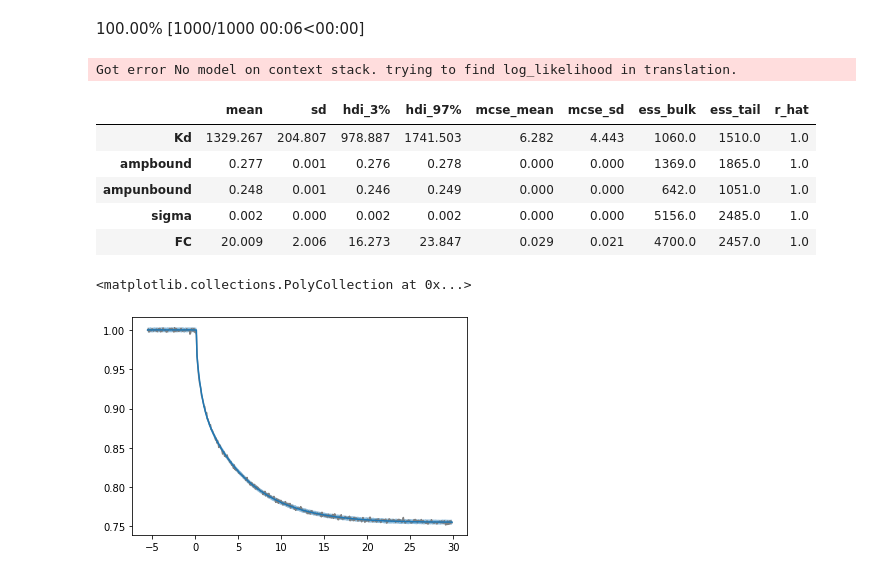
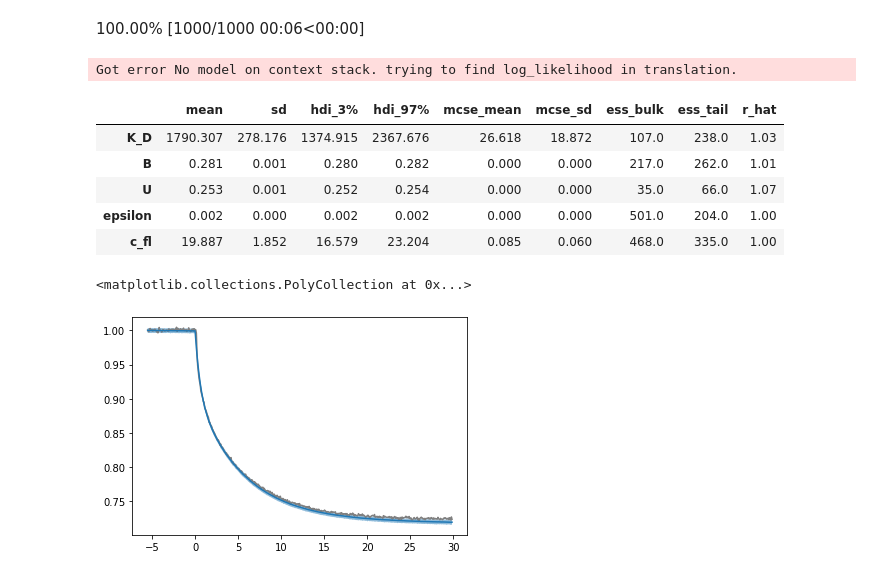
Before and after one commit to Katona-lab/MST-anlysis, a Jupyter notebook: MST_progress_curve_analysis.ipynb, the cells around one changed output. Cells and saved outputs as stored; diff of their text form; code cells hidden in the pictures.

```diff
--- a/MST_progress_curve_analysis.ipynb
+++ b/MST_progress_curve_analysis.ipynb
@@ -2,7 +2,7 @@
 <a href="https://colab.research.google.com/github/Katona-lab/MST-anlysis/blob/main/MST_progress_curve_analysis.ipynb" target="_parent"><img src="https://colab.research.google.com/assets/colab-badge.svg" alt="Open In Colab"/></a>
 # %%
 #@title Start here by selecting Excel MST file exported by the Nanotemper software
-#@markdown Please cite: <br>
+#@markdown Please cite this article: <br>
 #@markdown Atsarina Larasati Anindya, Maria-Jose Garcia-Bonete, Maja Jensen, Christian V. Recktenwald, Maria Bokarewa and Gergely Katona <i>Bayesian Progress Curve Analysis of MicroScale Thermophoresis Data.</i>
 #@markdown (2022) <b><i>Digital discovery</i></b>
 # (c) 2022 Gergely Katona <gergely.katona@gu.se>
@@ -18,11 +18,23 @@ from pymc3.math import switch
 #Experimental data description
 uploaded = files.upload()
 
-df=pd.read_excel(io.BytesIO(uploaded[list(uploaded.keys())[0]]),skiprows=16)
+df=pd.read_excel(io.BytesIO(uploaded[list(uploaded.keys())[0]]))
 
-cideal=df.iloc[1,1::3]
-onedtime=df.iloc[13:,0]
+ligpos=df.loc[df.iloc[:,0] == 'Ligand Concentration:'].index[0]
+firsttimepos=df.loc[df.iloc[:,0] == 'Time [s]'].index[0]
+targind=df.loc[df.iloc[:,0] == 'TargetConcentration:'].index[0]
+FluoConc=df.iloc[targind,1]
 
-fluorescence=df.iloc[13:,1::3]
+cideal=df.iloc[ligpos,1::3]
+onedtime=df.iloc[firsttimepos+1:,0].reset_index(drop=True)
+firstIRtimepos=onedtime.loc[onedtime==0].index[0]
+fluorescence=df.iloc[firsttimepos+1:,1::3].reset_index(drop=True)
+fluorescence=fluorescence.T.reset_index(drop=True).T
+Capillary=len(cideal)
+start_t=onedtime.iloc[0]
+end_t=onedtime.iloc[-1]
+print ("The data start at position %i, which corresponds to %f s." % (0,start_t))
+print ("The data ends at position %i, which corresponds to %f s." % (len(onedtime),end_t))
+print ("The IR laser is on from position %i, which corresponds to 0 s."% (firstIRtimepos))
 # %% [output]
 [interactive output not drawn]
@@ -145,23 +247,23 @@ The number of effective samples is smaller than 25% for some parameters.
 # %%
 #@title Statistics of global variables
 #@markdown Kd and FC units are traditionally expressed in nM in the Nanotemper software, the amplitudes and sigma is expressed as Fnorm
-pm.stats.summary(trace,var_names=['Kd','ampbound','ampunbound', 'sigma','FC'])
+pm.stats.summary(trace,var_names=['K_D','B','U', 'epsilon','c_fl'])
 # %% [output]
 Got error No model on context stack. trying to find log_likelihood in translation.
 |  | mean | sd | hdi_3% | hdi_97% | mcse_mean | mcse_sd | ess_bulk | ess_tail | r_hat |
-| Kd | 1329.267 | 204.807 | 978.887 | 1741.503 | 6.282 | 4.443 | 1060.0 | 1510.0 | 1.0 |
-| ampbound | 0.277 | 0.001 | 0.276 | 0.278 | 0.000 | 0.000 | 1369.0 | 1865.0 | 1.0 |
-| ampunbound | 0.248 | 0.001 | 0.246 | 0.249 | 0.000 | 0.000 | 642.0 | 1051.0 | 1.0 |
-| sigma | 0.002 | 0.000 | 0.002 | 0.002 | 0.000 | 0.000 | 5156.0 | 2485.0 | 1.0 |
-| FC | 20.009 | 2.006 | 16.273 | 23.847 | 0.029 | 0.021 | 4700.0 | 2457.0 | 1.0 |
+| K_D | 1790.307 | 278.176 | 1374.915 | 2367.676 | 26.618 | 18.872 | 107.0 | 238.0 | 1.03 |
+| B | 0.281 | 0.001 | 0.280 | 0.282 | 0.000 | 0.000 | 217.0 | 262.0 | 1.01 |
+| U | 0.253 | 0.001 | 0.252 | 0.254 | 0.000 | 0.000 | 35.0 | 66.0 | 1.07 |
+| epsilon | 0.002 | 0.000 | 0.002 | 0.002 | 0.000 | 0.000 | 501.0 | 204.0 | 1.00 |
+| c_fl | 19.887 | 1.852 | 16.579 | 23.204 | 0.085 | 0.060 | 468.0 | 335.0 | 1.00 |
 # %%
 #@title Posterior predictive check { run: "auto" }
 #@markdown Choose the capillary to analyse:
-Capillary = "16" #@param ["1", "2", "3", "4", "5", "6", "7", "8", "9", "10", "11", "12", "13", "14", "15", "16"]
+Capillary = "6" #@param ["1", "2", "3", "4", "5", "6", "7", "8", "9", "10", "11", "12", "13", "14", "15", "16"]
 
 plt.plot(onedtime[:475],fluorescence[int(Capillary)].astype(float).iloc[0:475], color='gray')
-plt.plot(onedtime[:475],np.mean(ppc['pred'][:,:,int(Capillary)-1], axis=0))
-plt.fill_between(np.array(onedtime[:475],dtype=float), np.array(pm.stats.hdi(ppc['pred'][:,:,int(Capillary)-1])[:,0],dtype=float) ,np.array(pm.stats.hdi(ppc['pred'][:,:,int(Capillary)-1])[:,1],dtype=float) , alpha=0.5)
+plt.plot(onedtime[:475],np.mean(ppc['P'][:,:,int(Capillary)-1], axis=0))
+plt.fill_between(np.array(onedtime[:475],dtype=float), np.array(pm.stats.hdi(ppc['P'][:,:,int(Capillary)-1])[:,0],dtype=float) ,np.array(pm.stats.hdi(ppc['P'][:,:,int(Capillary)-1])[:,1],dtype=float) , alpha=0.5)
 # %% [output]
 <matplotlib.collections.PolyCollection at 0x...>
-[figure, old version]
+[figure, new version]
```
Also changed, not shown: parts of 7 cells of this notebook.
